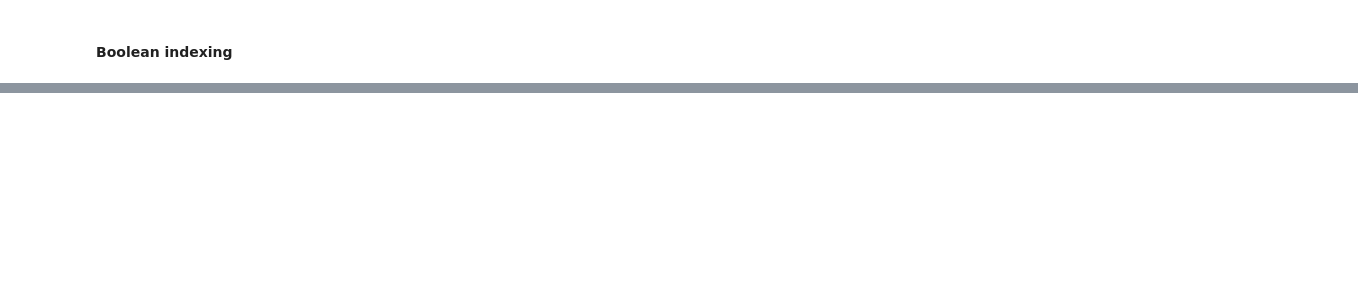
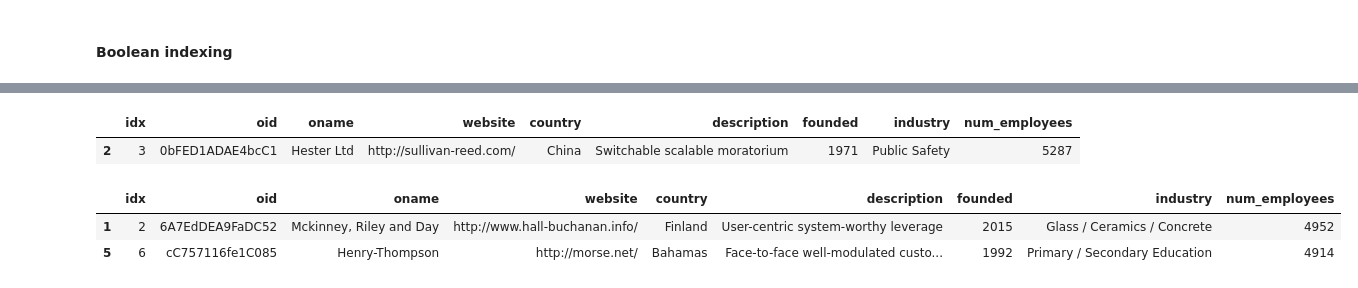
Before and after one commit to bookpanda/2110322-DB-SYS, a Jupyter notebook: SQL_Pandas/Python2PostgreSQL_1.ipynb, the cells around one changed output, grey strips where cells are left out. Cells and saved outputs as stored; diff of their text form; code cells hidden in the pictures; blank space fills up the shorter version.

```diff
--- a/SQL_Pandas/Python2PostgreSQL_1.ipynb
+++ b/SQL_Pandas/Python2PostgreSQL_1.ipynb
@@ -139,7 +490,14 @@ df
 # %%
-df[df['branch_name'] == 'B']
+df[df['country'] == 'China']
+# %% [output]
+|  | idx | oid | oname | website | country | description | founded | industry | num_employees |
+| 2 | 3 | 0bFED1ADAE4bcC1 | Hester Ltd | http://sullivan-reed.com/ | China | Switchable scalable moratorium | 1971 | Public Safety | 5287 |
 # %%
-df[df['branch_name'].isin(['B', 'F'])]
+df[df['country'].isin(['Finland', 'Bahamas'])]
+# %% [output]
+|  | idx | oid | oname | website | country | description | founded | industry | num_employees |
+| 1 | 2 | 6A7EdDEA9FaDC52 | Mckinney, Riley and Day | http://www.hall-buchanan.info/ | Finland | User-centric system-worthy leverage | 2015 | Glass / Ceramics / Concrete | 4952 |
+| 5 | 6 | cC757116fe1C085 | Henry-Thompson | http://morse.net/ | Bahamas | Face-to-face well-modulated custo... | 1992 | Primary / Secondary Education | 4914 |
 # %%
 %pip install matplotlib
 # %%
```
Also changed, not shown: parts of 41 cells of this notebook, 2 other files.
